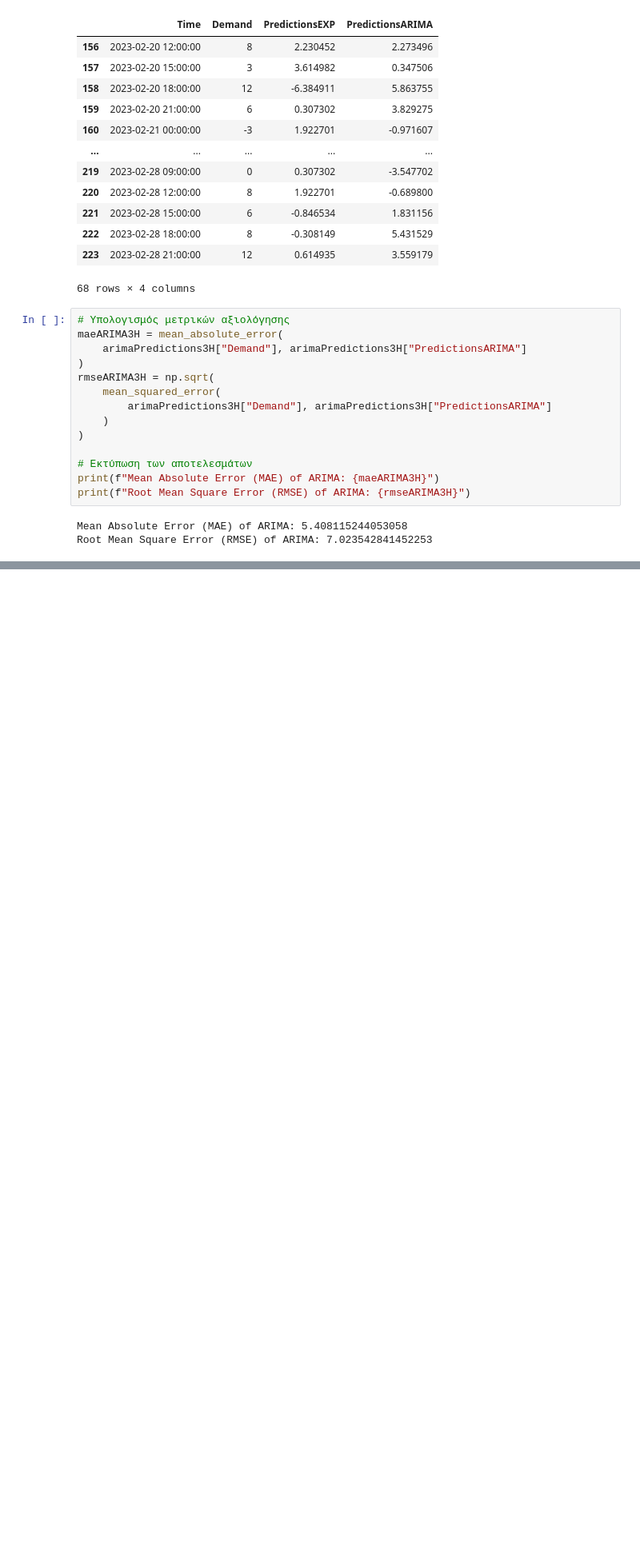
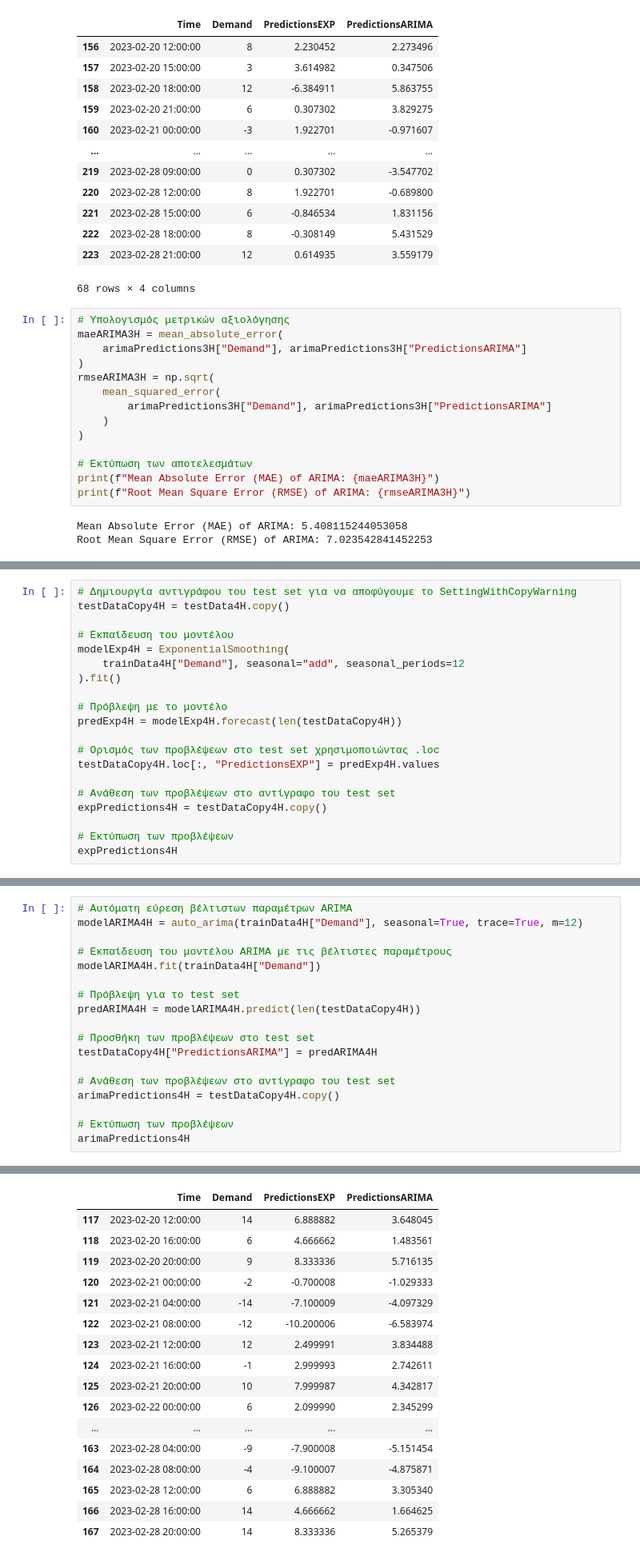
Before and after one commit to Th4nosMyl/Bike-Station-Time-Series-Analysis, a Jupyter notebook: src/BikeStationTimeSeriesAnalysis.ipynb, the cells around one changed output, grey strips where cells are left out. Shown at 80% size. Cells and saved outputs as stored; diff of their text form; blank space fills up the shorter version.

```diff
--- a/src/BikeStationTimeSeriesAnalysis.ipynb
+++ b/src/BikeStationTimeSeriesAnalysis.ipynb
@@ -783,0 +847,20 @@ fig.show()
+# %%
+# Δημιουργία αντιγράφου του test set για να αποφύγουμε το SettingWithCopyWarning
+testDataCopy4H = testData4H.copy()
+
+# Εκπαίδευση του μοντέλου
+modelExp4H = ExponentialSmoothing(
+    trainData4H["Demand"], seasonal="add", seasonal_periods=12
+).fit()
+
+# Πρόβλεψη με το μοντέλο
+predExp4H = modelExp4H.forecast(len(testDataCopy4H))
+
+# Oρισμός των προβλέψεων στο test set χρησιμοποιώντας .loc
+testDataCopy4H.loc[:, "PredictionsEXP"] = predExp4H.values
+
+# Ανάθεση των προβλέψεων στο αντίγραφο του test set
+expPredictions4H = testDataCopy4H.copy()
+
+# Εκτύπωση των προβλέψεων
+expPredictions4H
@@ -783,0 +901,19 @@ fig.show()
+# %%
+# Αυτόματη εύρεση βέλτιστων παραμέτρων ARIMA
+modelARIMA4H = auto_arima(trainData4H["Demand"], seasonal=True, trace=True, m=12)
+
+# Εκπαίδευση του μοντέλου ARIMA με τις βέλτιστες παραμέτρους
+modelARIMA4H.fit(trainData4H["Demand"])
+
+# Πρόβλεψη για το test set
+predARIMA4H = modelARIMA4H.predict(len(testDataCopy4H))
+
+# Προσθήκη των προβλέψεων στο test set
+testDataCopy4H["PredictionsARIMA"] = predARIMA4H
+
+# Ανάθεση των προβλέψεων στο αντίγραφο του test set
+arimaPredictions4H = testDataCopy4H.copy()
+
+# Εκτύπωση των προβλέψεων
+arimaPredictions4H
+# %% [output]
@@ -783,0 +937,17 @@ fig.show()
+|  | Time | Demand | PredictionsEXP | PredictionsARIMA |
+| 117 | 2023-02-20 12:00:00 | 14 | 6.888882 | 3.648045 |
+| 118 | 2023-02-20 16:00:00 | 6 | 4.666662 | 1.483561 |
+| 119 | 2023-02-20 20:00:00 | 9 | 8.333336 | 5.716135 |
+| 120 | 2023-02-21 00:00:00 | -2 | -0.700008 | -1.029333 |
+| 121 | 2023-02-21 04:00:00 | -14 | -7.100009 | -4.097329 |
+| 122 | 2023-02-21 08:00:00 | -12 | -10.200006 | -6.583974 |
+| 123 | 2023-02-21 12:00:00 | 12 | 2.499991 | 3.834488 |
+| 124 | 2023-02-21 16:00:00 | -1 | 2.999993 | 2.742611 |
+| 125 | 2023-02-21 20:00:00 | 10 | 7.999987 | 4.342817 |
+| 126 | 2023-02-22 00:00:00 | 6 | 2.099990 | 2.345299 |
+| ... | ... | ... | ... | ... |
+| 163 | 2023-02-28 04:00:00 | -9 | -7.900008 | -5.151454 |
+| 164 | 2023-02-28 08:00:00 | -4 | -9.100007 | -4.875871 |
+| 165 | 2023-02-28 12:00:00 | 6 | 6.888882 | 3.305340 |
+| 166 | 2023-02-28 16:00:00 | 14 | 4.666662 | 1.664625 |
+| 167 | 2023-02-28 20:00:00 | 14 | 8.333336 | 5.265379 |
```
Also changed, not shown: parts of 21 cells of this notebook.
